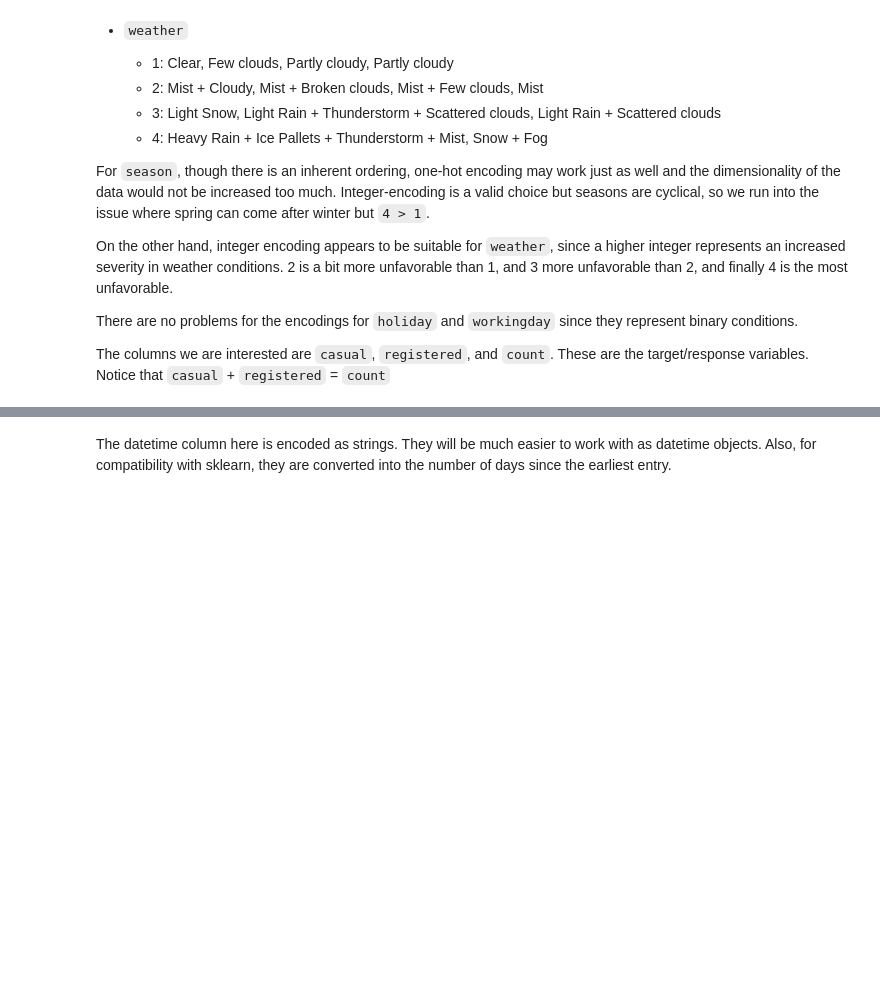
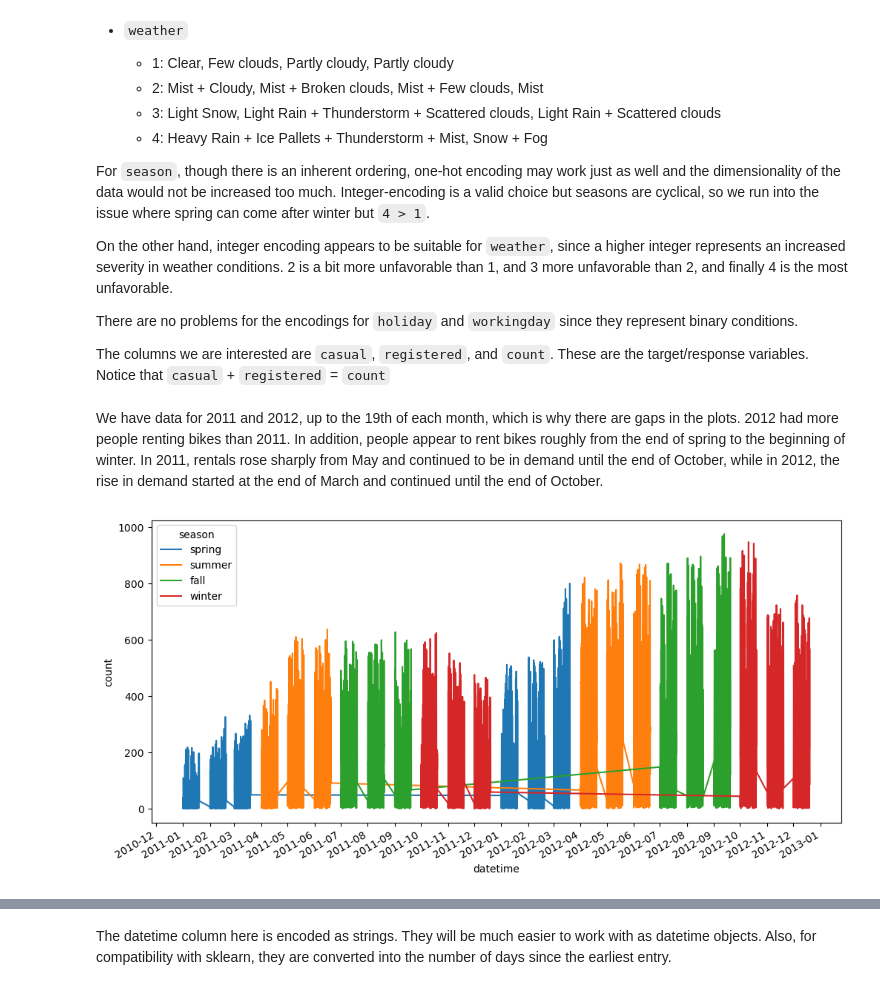
Before and after one commit to sampsonmao/bike_share, a Jupyter notebook: bike_nb.ipynb, the cells around one changed output, grey strips where cells are left out. Cells and saved outputs as stored; diff of their text form; code cells hidden in the pictures; blank space fills up the shorter version.

Commit message:
Added counts visualizations

```diff
--- a/bike_nb.ipynb
+++ b/bike_nb.ipynb
@@ -12,8 +14,8 @@ import seaborn as sns
 # %% [markdown]
 ### Exploring the Data
 # %%
-train = pd.read_csv("train.csv")
-train.head()
+train_df = pd.read_csv("train.csv")
+train_df.head()
 # %% [output]
 |  | datetime | season | holiday | workingday | weather | temp | atemp | humidity | windspeed | casual | ... |
 | 0 | 2011-01-01 00:00:00 | 1 | 0 | 0 | 1 | 9.84 | 14.395 | 81 | 0.0 | 3 | ... |
@@ -60,9 +76,21 @@ There are no problems for the encodings for `holiday` and `workingday` since the
 
 The columns we are interested are `casual`, `registered`, and `count`. These are the target/response variables. Notice that `casual` + `registered` = `count`
 # %%
-season_str = train.season.map({
+train_df["season"] = train_df["season"].map({
     1: "spring",
     2: "summer",
     3: "fall",
     4: "winter"
 })
+# %% [markdown]
+We have data for 2011 and 2012, up to the 19th of each month, which is why there are gaps in the plots. 2012 had more people renting bikes than 2011. In addition, people appear to rent bikes roughly from the end of spring to the beginning of winter. In 2011, rentals rose sharply from May and continued to be in demand until the end of October, while in 2012, the rise in demand started at the end of March and continued until the end of October.
+# %%
+#train_df = pd.get_dummies(train_df, columns=["season"], drop_first=True)
+train_df["datetime"] = pd.to_datetime(train_df["datetime"])
+# %%
+fig, ax = plt.subplots(figsize=(12,6))
+sns.lineplot(data=train_df, x="datetime", y="count", hue="season", ax=ax)
+ax.xaxis.set_major_locator(mdates.MonthLocator(interval=1))
+fig.autofmt_xdate()
+# %% [output]
+[figure, added]
```
Also changed, not shown: parts of 6 cells of this notebook.
